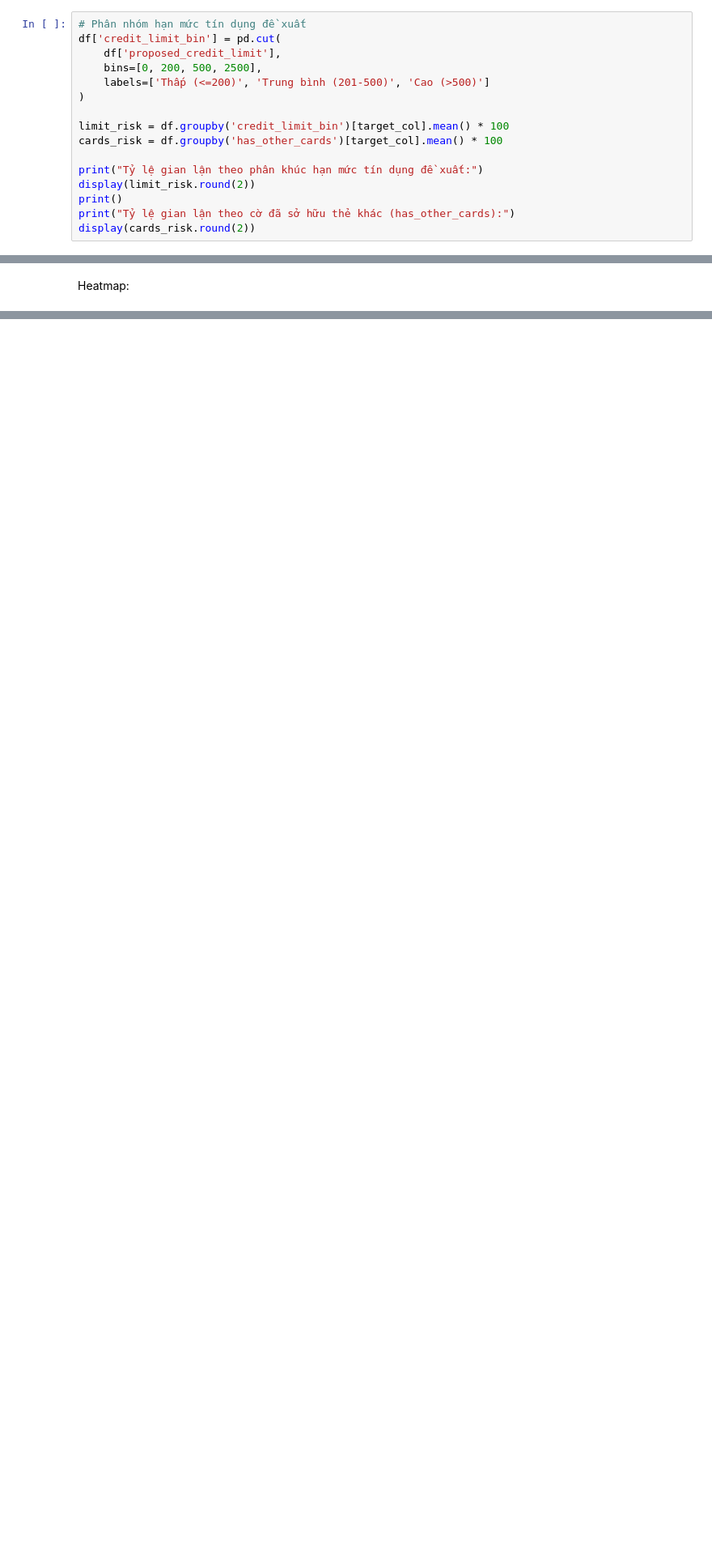
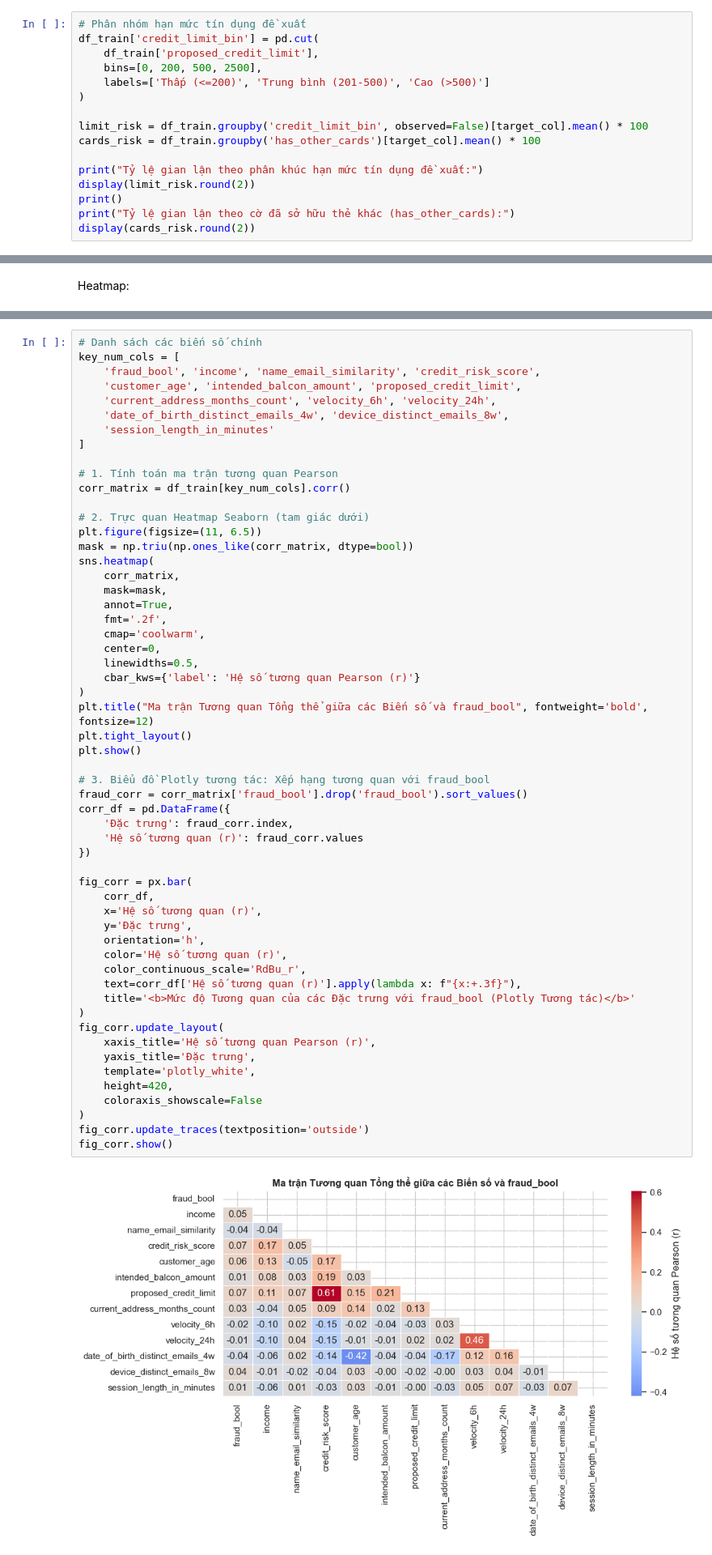
Before and after one commit to dducsw/co5177-data-analytics-and-visualization-project, a Jupyter notebook: tabular/eda.ipynb, the cells around one changed output, grey strips where cells are left out. Shown at 81% size. Drawn from its saved outputs; the diff is of its cells as text; blank space fills up the shorter version.

Commit message:
update text eda

```diff
--- a/tabular/eda.ipynb
+++ b/tabular/eda.ipynb
@@ -955,14 +988,14 @@ Passing `palette` without assigning `hue` is deprecated and will be removed in v
 **Hạn mức tín dụng và thẻ khác.** Câu hỏi: kẻ gian có nhắm vào hạn mức cao không, và việc đã có thẻ khác ở cùng ngân hàng (`has_other_cards`) có phải là yếu tố "bảo vệ" không? Nhóm chia `proposed_credit_limit` thành 3 mức (≤ 200, 201–500, > 500).
 # %%
 # Phân nhóm hạn mức tín dụng đề xuất
-df['credit_limit_bin'] = pd.cut(
-    df['proposed_credit_limit'],
+df_train['credit_limit_bin'] = pd.cut(
+    df_train['proposed_credit_limit'],
     bins=[0, 200, 500, 2500],
     labels=['Thấp (<=200)', 'Trung bình (201-500)', 'Cao (>500)']
 )
 
-limit_risk = df.groupby('credit_limit_bin')[target_col].mean() * 100
-cards_risk = df.groupby('has_other_cards')[target_col].mean() * 100
+limit_risk = df_train.groupby('credit_limit_bin', observed=False)[target_col].mean() * 100
+cards_risk = df_train.groupby('has_other_cards')[target_col].mean() * 100
 
 print("Tỷ lệ gian lận theo phân khúc hạn mức tín dụng đề xuất:")
 display(limit_risk.round(2))
@@ -1140,0 +1170,58 @@ Theo datasheet `customer_age` đã được làm tròn theo thập kỷ (10, 20,
+# %%
+# Danh sách các biến số chính
+key_num_cols = [
+    'fraud_bool', 'income', 'name_email_similarity', 'credit_risk_score',
+    'customer_age', 'intended_balcon_amount', 'proposed_credit_limit',
+    'current_address_months_count', 'velocity_6h', 'velocity_24h',
+    'date_of_birth_distinct_emails_4w', 'device_distinct_emails_8w',
+    'session_length_in_minutes'
+]
+
+# 1. Tính toán ma trận tương quan Pearson
+corr_matrix = df_train[key_num_cols].corr()
+
+# 2. Trực quan Heatmap Seaborn (tam giác dưới)
+plt.figure(figsize=(11, 6.5))
+mask = np.triu(np.ones_like(corr_matrix, dtype=bool))
+sns.heatmap(
+    corr_matrix,
+    mask=mask,
+    annot=True,
+    fmt='.2f',
+    cmap='coolwarm',
+    center=0,
+    linewidths=0.5,
+    cbar_kws={'label': 'Hệ số tương quan Pearson (r)'}
+)
+plt.title("Ma trận Tương quan Tổng thể giữa các Biến số và fraud_bool", fontweight='bold', fontsize=12)
+plt.tight_layout()
+plt.show()
+
+# 3. Biểu đồ Plotly tương tác: Xếp hạng tương quan với fraud_bool
+fraud_corr = corr_matrix['fraud_bool'].drop('fraud_bool').sort_values()
+corr_df = pd.DataFrame({
+    'Đặc trưng': fraud_corr.index,
+    'Hệ số tương quan (r)': fraud_corr.values
+})
+
+fig_corr = px.bar(
+    corr_df,
+    x='Hệ số tương quan (r)',
+    y='Đặc trưng',
+    orientation='h',
+    color='Hệ số tương quan (r)',
+    color_continuous_scale='RdBu_r',
+    text=corr_df['Hệ số tương quan (r)'].apply(lambda x: f"{x:+.3f}"),
+    title='<b>Mức độ Tương quan của các Đặc trưng với fraud_bool (Plotly Tương tác)</b>'
+)
+fig_corr.update_layout(
+    xaxis_title='Hệ số tương quan Pearson (r)',
+    yaxis_title='Đặc trưng',
+    template='plotly_white',
+    height=420,
+    coloraxis_showscale=False
+)
+fig_corr.update_traces(textposition='outside')
+fig_corr.show()
+# %% [output]
+[figure, added]
```
Also changed, not shown: parts of 97 cells of this notebook, 6 other files.
